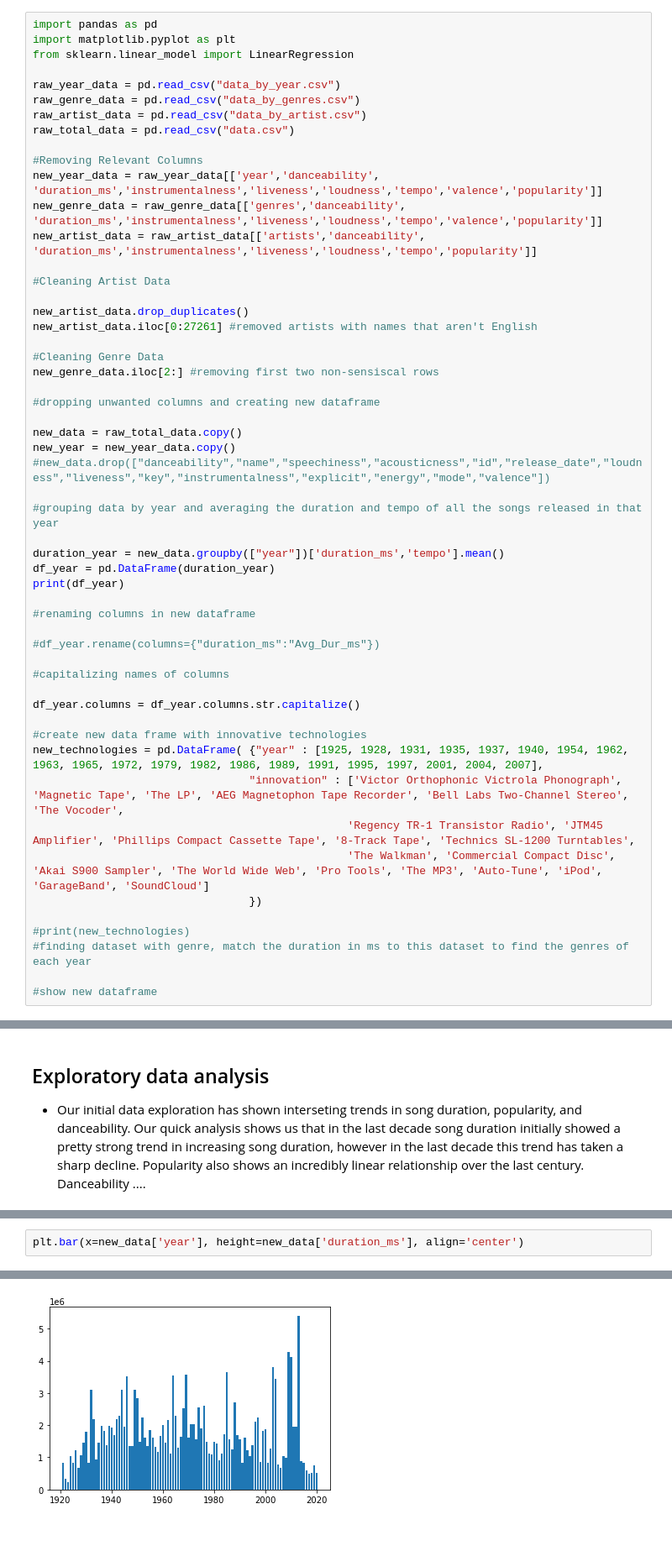
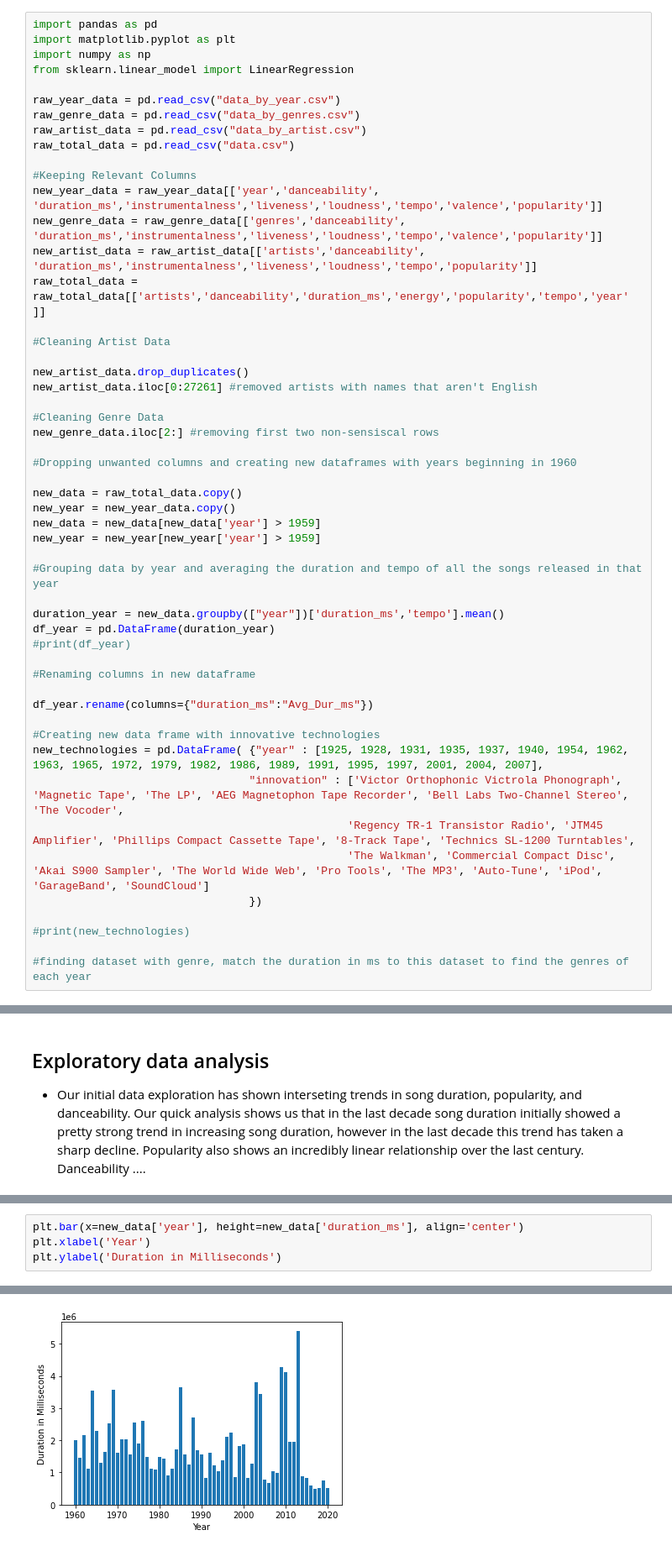
Before and after one commit to pem94/info2950_group_project, a Jupyter notebook: Project Phase II Version 2.ipynb, the cells around one changed output, grey strips where cells are left out. Shown at 84% size. Drawn from its saved outputs; the diff is of its cells as text.

Commit message:
Added correlation values and cleaned up data cleaning

```diff
--- a/Project Phase II Version 2.ipynb
+++ b/Project Phase II Version 2.ipynb
@@ -12,6 +15,7 @@ How has the duration of songs changed over the past century with the introductio
 # %%
 import pandas as pd
 import matplotlib.pyplot as plt
+import numpy as np
 from sklearn.linear_model import LinearRegression
 
 raw_year_data = pd.read_csv("data_by_year.csv")
@@ -19,10 +23,11 @@ raw_genre_data = pd.read_csv("data_by_genres.csv")
 raw_artist_data = pd.read_csv("data_by_artist.csv")
 raw_total_data = pd.read_csv("data.csv")
 
-#Removing Relevant Columns
+#Keeping Relevant Columns
 new_year_data = raw_year_data[['year','danceability', 'duration_ms','instrumentalness','liveness','loudness','tempo','valence','popularity']]
 new_genre_data = raw_genre_data[['genres','danceability', 'duration_ms','instrumentalness','liveness','loudness','tempo','valence','popularity']]
 new_artist_data = raw_artist_data[['artists','danceability', 'duration_ms','instrumentalness','liveness','loudness','tempo','popularity']]
+raw_total_data = raw_total_data[['artists','danceability','duration_ms','energy','popularity','tempo','year' ]]
 
 #Cleaning Artist Data
 
@@ -32,27 +37,24 @@ new_artist_data.iloc[0:27261] #removed artists with names that aren't English
 #Cleaning Genre Data
 new_genre_data.iloc[2:] #removing first two non-sensiscal rows
 
-#dropping unwanted columns and creating new dataframe
+#Dropping unwanted columns and creating new dataframes with years beginning in 1960
 
 new_data = raw_total_data.copy()
 new_year = new_year_data.copy()
-#new_data.drop(["danceability","name","speechiness","acousticness","id","release_date","loudness","liveness","key","instrumentalness","explicit","energy","mode","valence"])
+new_data = new_data[new_data['year'] > 1959]
+new_year = new_year[new_year['year'] > 1959]
 
-#grouping data by year and averaging the duration and tempo of all the songs released in that year
+#Grouping data by year and averaging the duration and tempo of all the songs released in that year
 
 duration_year = new_data.groupby(["year"])['duration_ms','tempo'].mean()
 df_year = pd.DataFrame(duration_year)
-print(df_year)
+#print(df_year)
 
-#renaming columns in new dataframe
+#Renaming columns in new dataframe
 
-#df_year.rename(columns={"duration_ms":"Avg_Dur_ms"})
+df_year.rename(columns={"duration_ms":"Avg_Dur_ms"})
 
-#capitalizing names of columns
-
-df_year.columns = df_year.columns.str.capitalize()
-
-#create new data frame with innovative technologies
+#Creating new data frame with innovative technologies
 new_technologies = pd.DataFrame( {"year" : [1925, 1928, 1931, 1935, 1937, 1940, 1954, 1962, 1963, 1965, 1972, 1979, 1982, 1986, 1989, 1991, 1995, 1997, 2001, 2004, 2007],
                                  "innovation" : ['Victor Orthophonic Victrola Phonograph', 'Magnetic Tape', 'The LP', 'AEG Magnetophon Tape Recorder', 'Bell Labs Two-Channel Stereo', 'The Vocoder',
                                                 'Regency TR-1 Transistor Radio', 'JTM45 Amplifier', 'Phillips Compact Cassette Tape', '8-Track Tape', 'Technics SL-1200 Turntables',
@@ -60,6 +62,5 @@ new_technologies = pd.DataFrame( {"year" : [1925, 1928, 1931, 1935, 1937, 1940,
                                  })
 
 #print(new_technologies)
+
 #finding dataset with genre, match the duration in ms to this dataset to find the genres of each year
-
-#show new dataframe
@@ -115,3 +128,5 @@ plt.scatter(new_year['year'], new_year['tempo'], alpha=0.5)
 # %%
 plt.bar(x=new_data['year'], height=new_data['duration_ms'], align='center')
+plt.xlabel('Year')
+plt.ylabel('Duration in Milliseconds')
 # %% [output]
@@ -119,2 +134,2 @@ plt.bar(x=new_data['year'], height=new_data['duration_ms'], align='center')
-[figure, old version]
+[figure, new version]
 # %%
```
Also changed, not shown: parts of 17 cells of this notebook.
